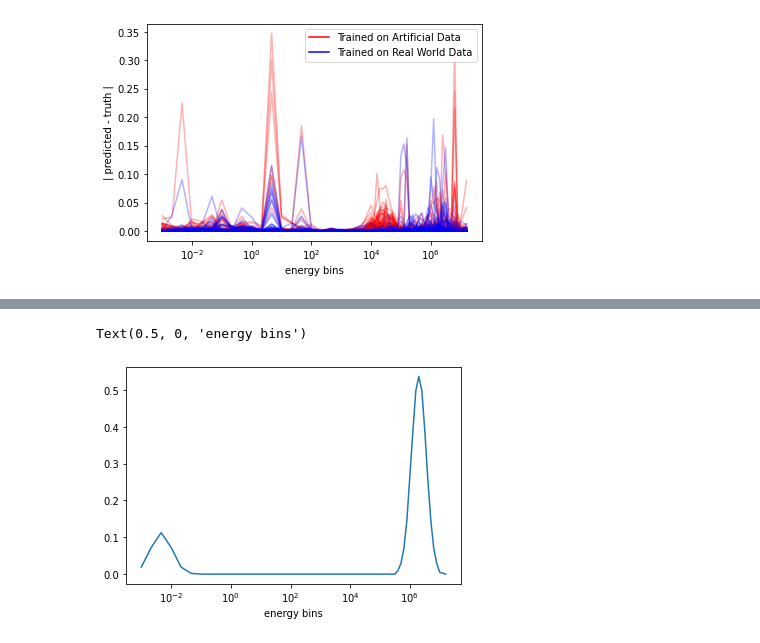
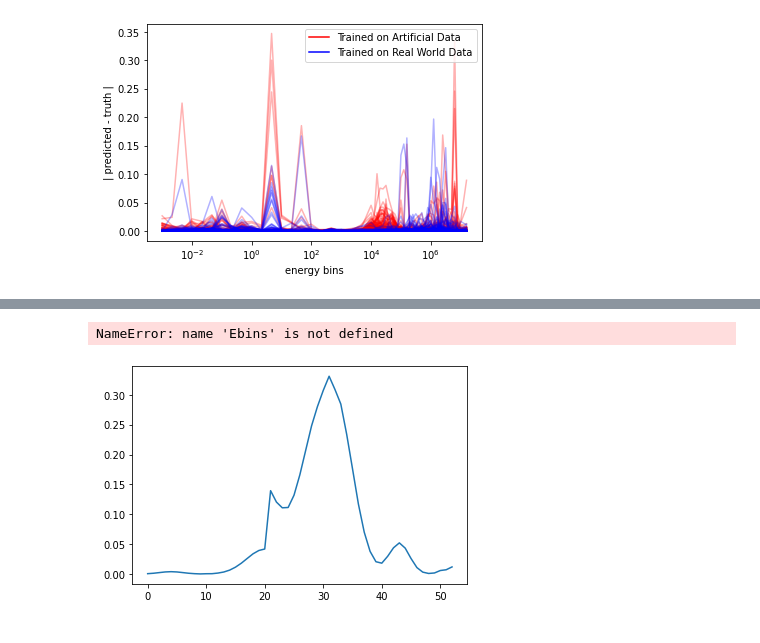
Before and after one commit to JamesMcGreivy/scintillator-neutron-detection, a Jupyter notebook: Neural Network.ipynb, the cells around one changed output, grey strips where cells are left out. Cells and saved outputs as stored; diff of their text form; code cells hidden in the pictures.

```diff
--- a/Neural Network.ipynb
+++ b/Neural Network.ipynb
@@ -462 +719,4 @@ plt.xscale("log")
+# %%
+x,y = loadRandomGaussianData(Wcenter, Wspread, Hcenter, Hspread, Nprop)
+i = 0
 # %%
@@ -474,7 +728,9 @@ plt.xscale("log")
-# %%
-plt.plot(Ebins, y[150])
-plt.xscale("log")
-plt.xlabel("energy bins")
-# %% [output]
-Text(0.5, 0, 'energy bins')
-[figure, removed]
+# %%
+Ebins
+# %% [output]
+NameError: name 'Ebins' is not defined
+# %%
+plt.plot(y[i])
+i += 1
+# %% [output]
+[figure, added]
```
Also changed, not shown: parts of 25 cells of this notebook, 47 other files.
